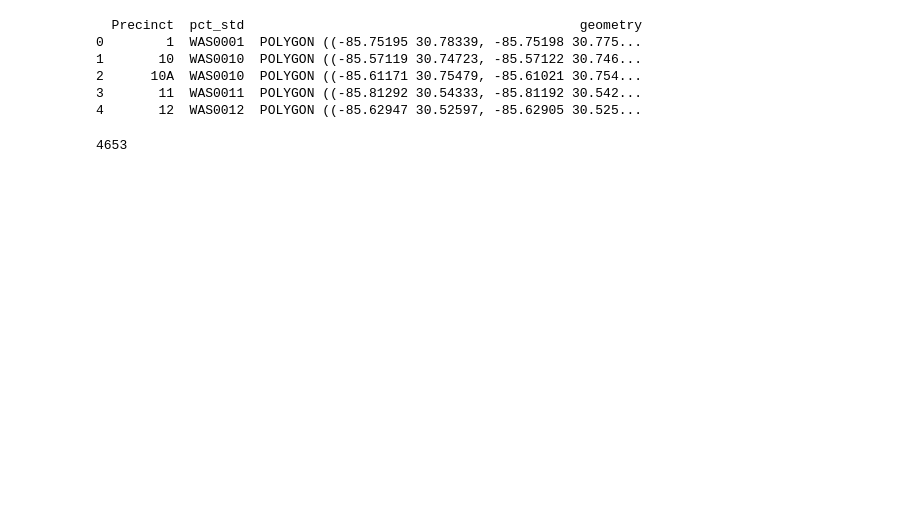
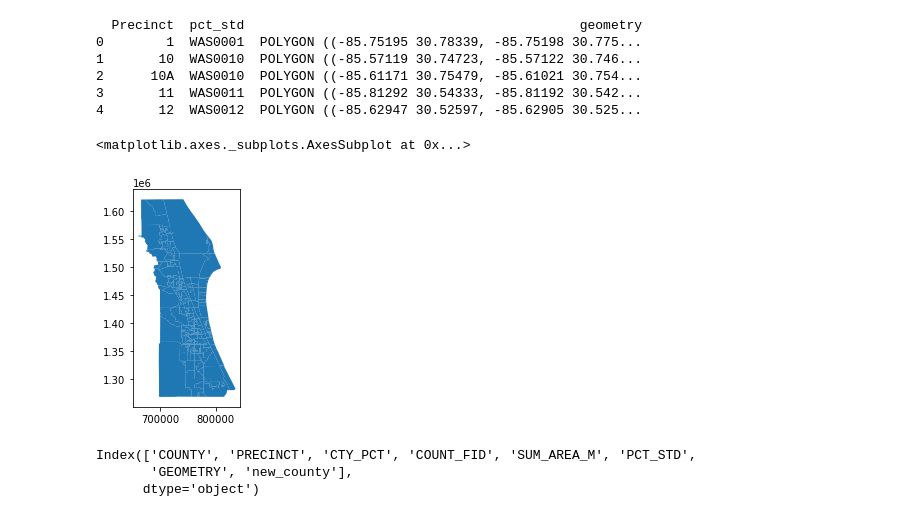
Before and after one commit to nonpartisan-redistricting-datahub/pdv-fl, a Jupyter notebook: vest-fl-2016/VEST_FL_16_replication.ipynb, the cells around one changed output. Drawn from its saved outputs; the diff is of its cells as text; code cells hidden in the pictures; blank space fills up the shorter version.

```diff
--- a/vest-fl-2016/VEST_FL_16_replication.ipynb
+++ b/vest-fl-2016/VEST_FL_16_replication.ipynb
@@ -876,6 +874,11 @@ OSC_pct.reset_index(inplace=True)
 2      10A  WAS0010  POLYGON ((-85.61171 30.75479, -85.61021 30.754...
 3       11  WAS0011  POLYGON ((-85.81292 30.54333, -85.81192 30.542...
 4       12  WAS0012  POLYGON ((-85.62947 30.52597, -85.62905 30.525...
+# %%
+BRE_pct.plot()
+# %% [output]
+<matplotlib.axes._subplots.AxesSubplot at 0x...>
+[figure, added]
 # %%
 ALA_pct['new_county']='ALA'
 BAK_pct['new_county']='BAK'
@@ -937,10 +940,9 @@ DES_pct,DIX_pct,DUV_pct,ESC_pct,FLA_pct,FRA_pct,GLA_pct,GUL_pct,HAR_pct,
 HEN_pct,HER_pct,HIL_pct,HOL_pct,IND_pct,JEF_pct,LAF_pct,LEO_pct,LEV_pct,LIB_pct,MAN_pct,MON_pct,MRT_pct,NAS_pct,
 OKA_pct,OKE_pct,ORA_pct,OSC_pct,PAL_pct,PAS_pct,POL_pct,PUT_pct,SAN_pct,SAR_pct,
 SEM_pct,STJ_pct,STL_pct,SUW_pct,UNI_pct,VOL_pct,WAK_pct,WAL_pct,WAS_pct]
-# %%
-sum_var = 0
-for i in fl_2016_shapefiles:
-    sum_var+=i.shape[0]
-print(sum_var)
-# %% [output]
-4653
+# %%
+print(ALA_pct.columns)
+# %% [output]
+Index(['COUNTY', 'PRECINCT', 'CTY_PCT', 'COUNT_FID', 'SUM_AREA_M', 'PCT_STD',
+       'GEOMETRY', 'new_county'],
+      dtype='object')
```
Also changed, not shown: parts of 41 cells of this notebook.
